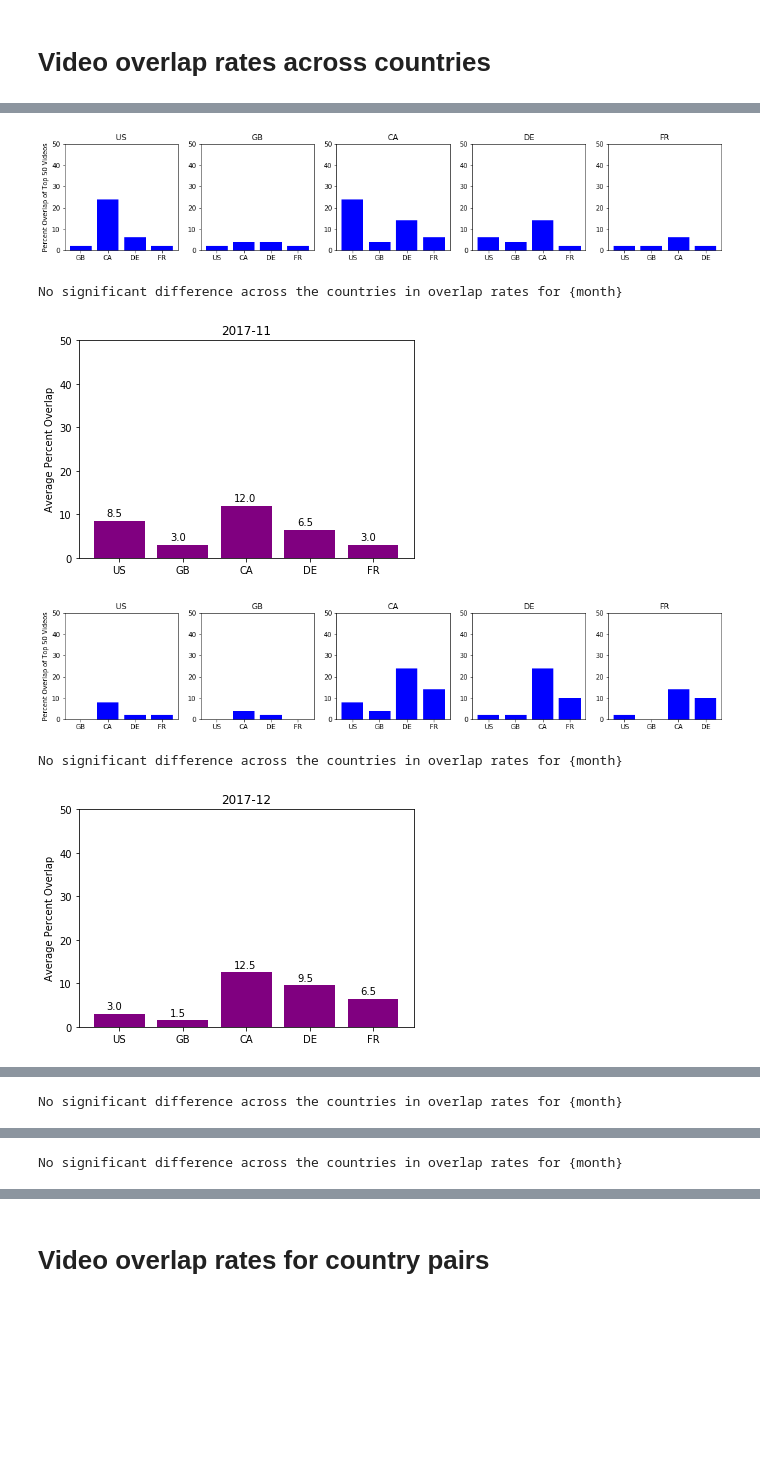
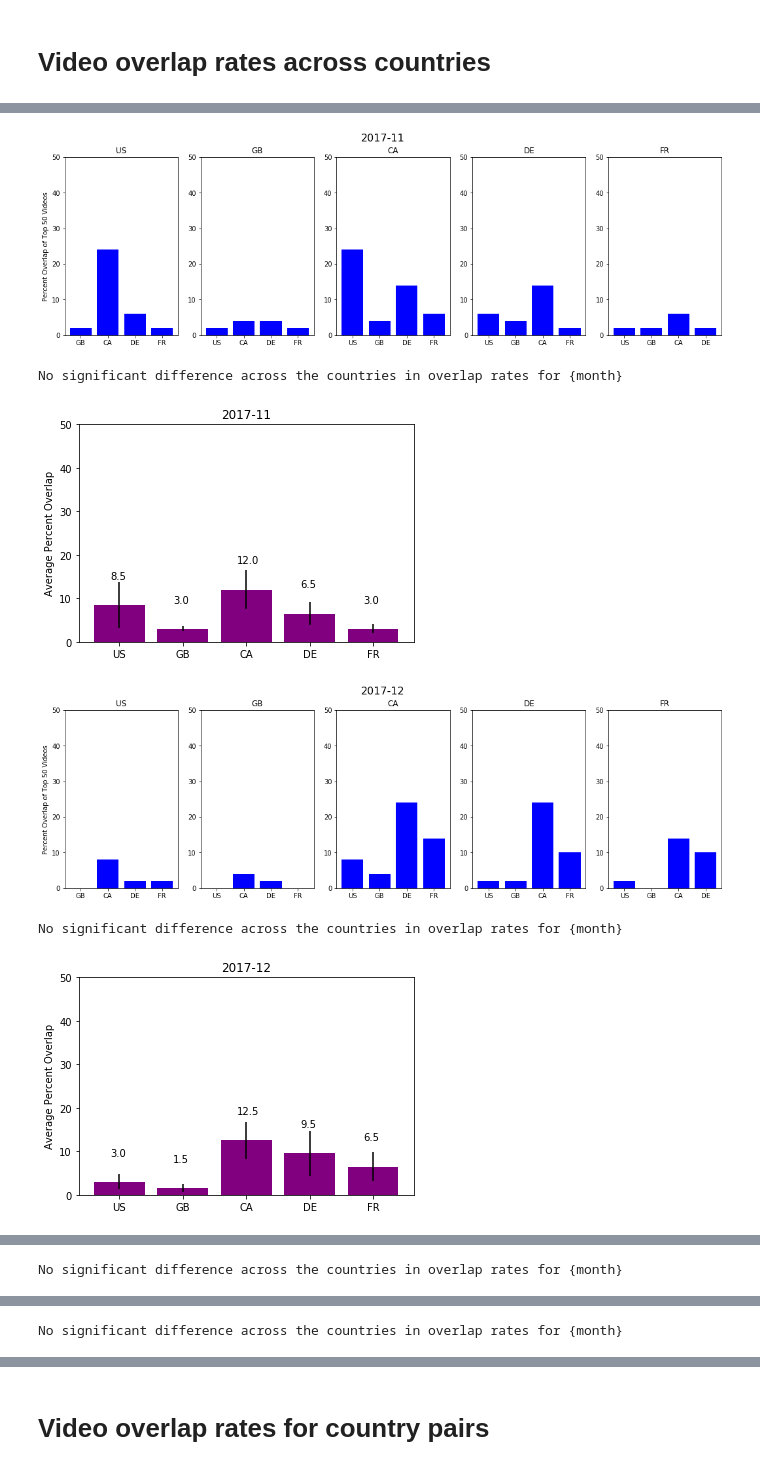
Before and after one commit to samoor64/MEDS_Project, a Jupyter notebook: Project1_analysis_Marina.ipynb, the cells around one changed output, grey strips where cells are left out. Saved outputs shown, nothing was run; the diff lists cells and outputs as text; code cells hidden in the pictures; blank space fills up the shorter version.

```diff
--- a/Project1_analysis_Marina.ipynb
+++ b/Project1_analysis_Marina.ipynb
@@ -221,21 +223,21 @@ for month in months:
         fr_cats[item]=fr_cats[item]+fr_dict[item]
 
     plt.figure(figsize = (25,6))
-    p1= plt.bar(us_cats.keys(),us_cats.values())
+    p1= plt.bar(np.arange(len(us_cats.keys())),us_cats.values())
     plt.ylabel("Number of Videos", fontsize = 12)
-    plt.xticks(list(us_cats.keys()),fontsize = 11)
+    plt.xticks(np.arange(len(us_cats.keys())),list(us_cats.keys()),fontsize = 11)
     plt.title(f"Overlap in Categories of Top-20 Videos across Countries {month}", fontsize = 14)
     bottom_us = list(us_cats.values())
-    p2 = plt.bar(gb_cats.keys(),gb_cats.values(), bottom=bottom_us)
+    p2 = plt.bar(np.arange(len(gb_cats.keys())),gb_cats.values(), bottom=bottom_us)
     bottom_gb = list(gb_cats.values())
     bottom_us_gb = [sum(x) for x in zip(bottom_us,bottom_gb)]
-    p3 = plt.bar(ca_cats.keys(),ca_cats.values(), bottom=bottom_us_gb)
+    p3 = plt.bar(np.arange(len(ca_cats.keys())),ca_cats.values(), bottom=bottom_us_gb)
     bottom_ca = list(ca_cats.values())
     bottom_us_gb_ca = [sum(x) for x in zip(bottom_us_gb,bottom_ca)]
-    p4 = plt.bar(de_cats.keys(),de_cats.values(), bottom=bottom_us_gb_ca)
+    p4 = plt.bar(np.arange(len(de_cats.keys())),de_cats.values(), bottom=bottom_us_gb_ca)
     bottom_de = list(de_cats.values())
     bottom_us_gb_ca_de = [sum(x) for x in zip(bottom_us_gb_ca,bottom_de)]
-    p5 = plt.bar(fr_cats.keys(),fr_cats.values(), bottom=bottom_us_gb_ca_de)
+    p5 = plt.bar(np.arange(len(fr_cats.keys())),fr_cats.values(), bottom=bottom_us_gb_ca_de)
     plt.legend((p1,p2,p3,p4,p5),("US",'GB','CA','DE','FR'))
     plt.savefig(f"stacked_bar_{month}.png")
 # %% [output]
@@ -339,25 +345,31 @@ for month in months:
     countries = ['US','GB','CA','DE','FR']
     us_overlaps = [us_gb_overlap,us_ca_overlap,us_de_overlap,us_fr_overlap]
     us_mean = np.mean(us_overlaps)
+    us_yrr = stats.sem(us_overlaps)
     gb_overlaps = [us_gb_overlap,gb_ca_overlap,gb_de_overlap,gb_fr_overlap]
     gb_mean = np.mean(gb_overlaps)
+    gb_yrr = stats.sem(gb_overlaps)
     ca_overlaps = [us_ca_overlap,gb_ca_overlap,ca_de_overlap,ca_fr_overlap]
     ca_mean = np.mean(ca_overlaps)
+    ca_yrr = stats.sem(ca_overlaps)
     de_overlaps = [us_de_overlap,gb_de_overlap,ca_de_overlap,de_fr_overlap]
     de_mean = np.mean(de_overlaps)
+    de_yrr = stats.sem(de_overlaps)
     fr_overlaps = [us_fr_overlap,gb_fr_overlap,ca_fr_overlap,de_fr_overlap]
     fr_mean = np.mean(fr_overlaps)
+    fr_yrr = stats.sem(fr_overlaps)
+    all_yrr = [us_yrr, gb_yrr, ca_yrr, de_yrr, fr_yrr]
 
-
-    plt.figure(figsize = (18,3))
+    plt.figure(figsize = (18,5))
+    plt.suptitle(f'{month}', fontsize = 16)
     plt.subplot(1,5,1)
-    plt.bar(x=np.arange(4) ,height=us_overlaps,color='blue')
+    plt.bar(x=np.arange(4) ,height=us_overlaps, color='blue')
     plt.xticks(np.arange(4),['GB','CA','DE','FR'])
     plt.ylim(0,50)
     plt.ylabel("Percent Overlap of Top 50 Videos")
     plt.title("US")
     plt.subplot(1,5,2)
-    plt.bar(x=np.arange(4),height=gb_overlaps,color='blue')
+    plt.bar(x=np.arange(4),height=gb_overlaps, color='blue')
     plt.xticks(np.arange(4),['US','CA','DE','FR'])
     plt.title("GB")
     plt.ylim(0,50)
@@ -367,59 +379,59 @@ for month in months:
     plt.title("CA")
     plt.ylim(0,50)
     plt.subplot(1,5,4)
-    plt.bar(x=np.arange(4),height=de_overlaps,color='blue')
+    plt.bar(x=np.arange(4),height=de_overlaps, color='blue')
     plt.xticks(np.arange(4),['US','GB','CA','FR'])
     plt.title("DE")
     plt.ylim(0,50)
     plt.subplot(1,5,5)
-    plt.bar(x=np.arange(4),height=fr_overlaps,color='blue')
+    plt.bar(x=np.arange(4),height=fr_overlaps, color='blue')
     plt.xticks(np.arange(4),['US','GB','CA','DE'])
     plt.title("FR")
     plt.ylim(0,50)
     plt.savefig(f'Overlap_rate_countries_{month}.png')
     plt.show()
 
-    plt.bar(np.arange(5),height=[us_mean,gb_mean,ca_mean,de_mean,fr_mean],color='purple')
+    plt.bar(np.arange(5),height=[us_mean,gb_mean,ca_mean,de_mean,fr_mean],yerr = all_yrr, color='purple')
     plt.xticks(np.arange(5),['US','GB','CA','DE','FR'])
     plt.ylabel("Average Percent Overlap")
     plt.title(f'{month}')
     plt.ylim(0,50)
-    plt.annotate(f'{us_mean:.1f}',xy=(0-.2,us_mean +1))
-    plt.annotate(f'{gb_mean:.1f}',xy=(1-.2,gb_mean +1))
-    plt.annotate(f'{ca_mean:.1f}',xy=(2-.2,ca_mean +1))
-    plt.annotate(f'{de_mean:.1f}',xy=(3-.2,de_mean +1))
-    plt.annotate(f'{fr_mean:.1f}',xy=(4-.2,fr_mean +1))
+    plt.annotate(f'{us_mean:.1f}',xy=(0-.15,us_mean +6))
+    plt.annotate(f'{gb_mean:.1f}',xy=(1-.15,gb_mean +6))
+    plt.annotate(f'{ca_mean:.1f}',xy=(2-.15,ca_mean +6))
+    plt.annotate(f'{de_mean:.1f}',xy=(3-.15,de_mean +6))
+    plt.annotate(f'{fr_mean:.1f}',xy=(4-.15,fr_mean +6))
     plt.savefig(f'Overlap_rate_{month}.png')
 
 
     anova_test = stats.f_oneway(us_overlaps, gb_overlaps, ca_overlaps, de_overlaps, fr_overlaps)
     p_value = list(anova_test)[1]
     if p_value <= .05:
         overlap = us_overlaps + gb_overlaps + ca_overlaps + de_overlaps + fr_overlaps
         country = ['us']*4+['gb']*4+['ca']*4+['de']*4+['fr']*4
         df = pd.DataFrame({'Overlap': overlap,
                           'Countries': country})
         mc = MultiComparison(df['Overlap'],df['Countries'])
         result = mc.tukeyhsd()
         print(f'Post Hoc Analysis for {month}: {result}')
     else:
         print('No significant difference across the countries in overlap rates for {month}')
     #get lists for paired-country analysis for all the months
 
     us_gb.append(us_gb_overlap)
     us_ca.append(us_ca_overlap)
     us_de.append(us_de_overlap)
     us_fr.append(us_fr_overlap)
     gb_ca.append(gb_ca_overlap)
     gb_de.append(gb_ca_overlap)
     gb_fr.append(gb_fr_overlap)
     ca_de.append(ca_de_overlap)
     ca_fr.append(ca_fr_overlap)
     de_fr.append(de_fr_overlap)
 # %% [output]
-[figure, old version]
+[figure, new version]
 No significant difference across the countries in overlap rates for {month}
-[figure, old version]
+[figure, new version]
-[figure, old version]
+[figure, new version]
 No significant difference across the countries in overlap rates for {month}
-[figure, old version]
+[figure, new version]
```
Also changed, not shown: parts of 4 cells of this notebook, 32 other files.
